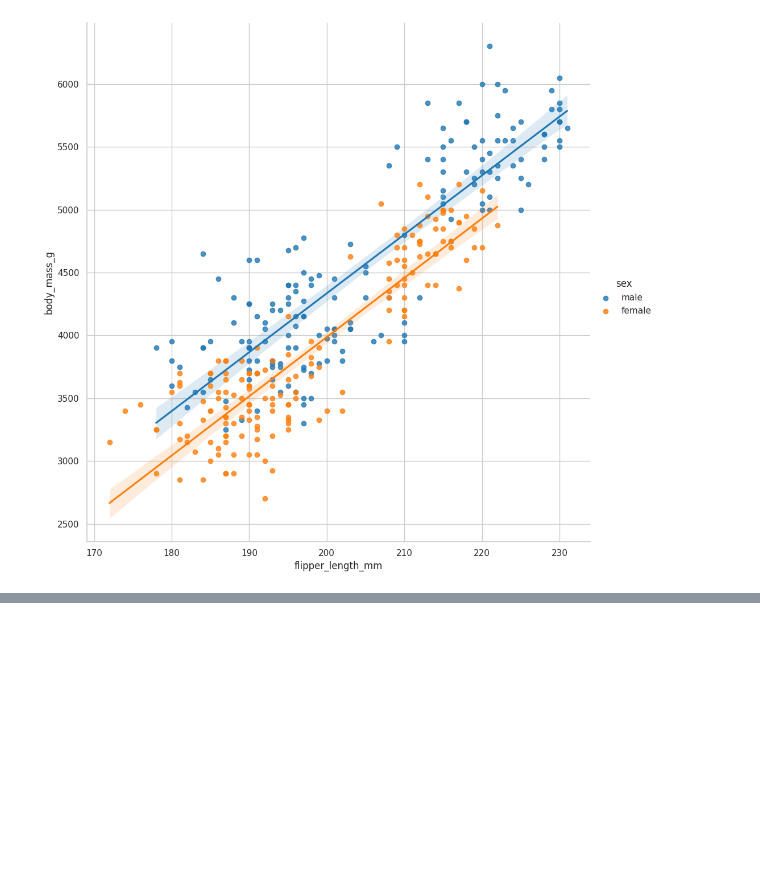
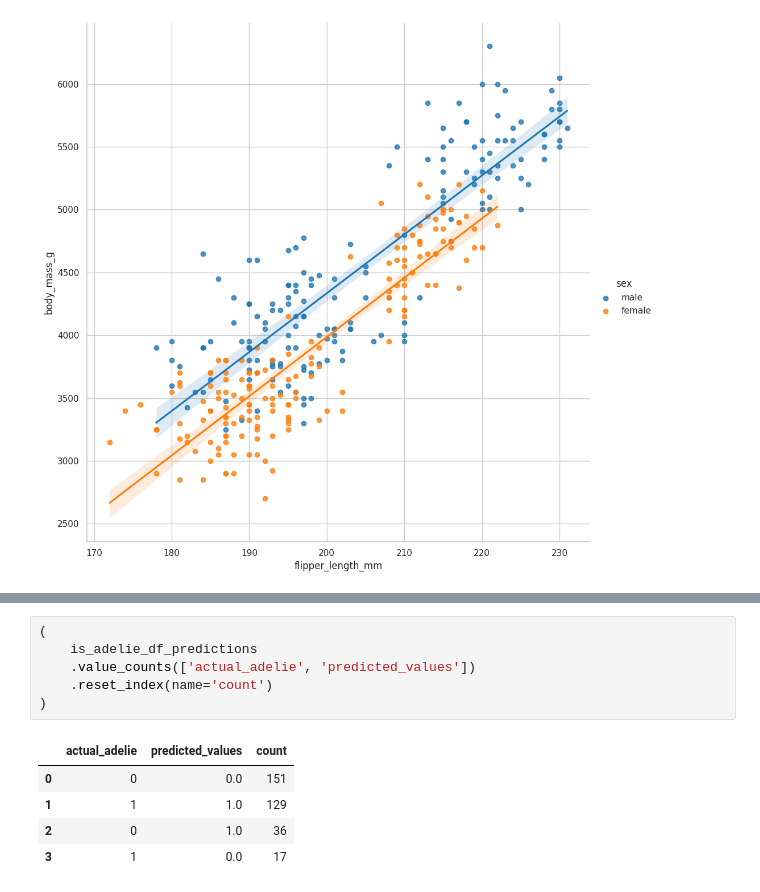
Before and after one commit to electrojam/Curso-de-Analisis-Exploratorio-de-Datos, a Jupyter notebook: 1-conociendo nuestros datos.ipynb, the cells around one changed output, grey strips where cells are left out. Drawn from its saved outputs; the diff is of its cells as text; blank space fills up the shorter version.

```diff
--- a/1-conociendo nuestros datos.ipynb
+++ b/1-conociendo nuestros datos.ipynb
@@ -1906,0 +2001,12 @@ sns.lmplot(
+# %%
+(
+    is_adelie_df_predictions
+    .value_counts(['actual_adelie', 'predicted_values'])
+    .reset_index(name='count')
+)
+# %% [output]
+|  | actual_adelie | predicted_values | count |
+| 0 | 0 | 0.0 | 151 |
+| 1 | 1 | 1.0 | 129 |
+| 2 | 0 | 1.0 | 36 |
+| 3 | 1 | 0.0 | 17 |
```
Also changed, not shown: parts of 19 cells of this notebook.
